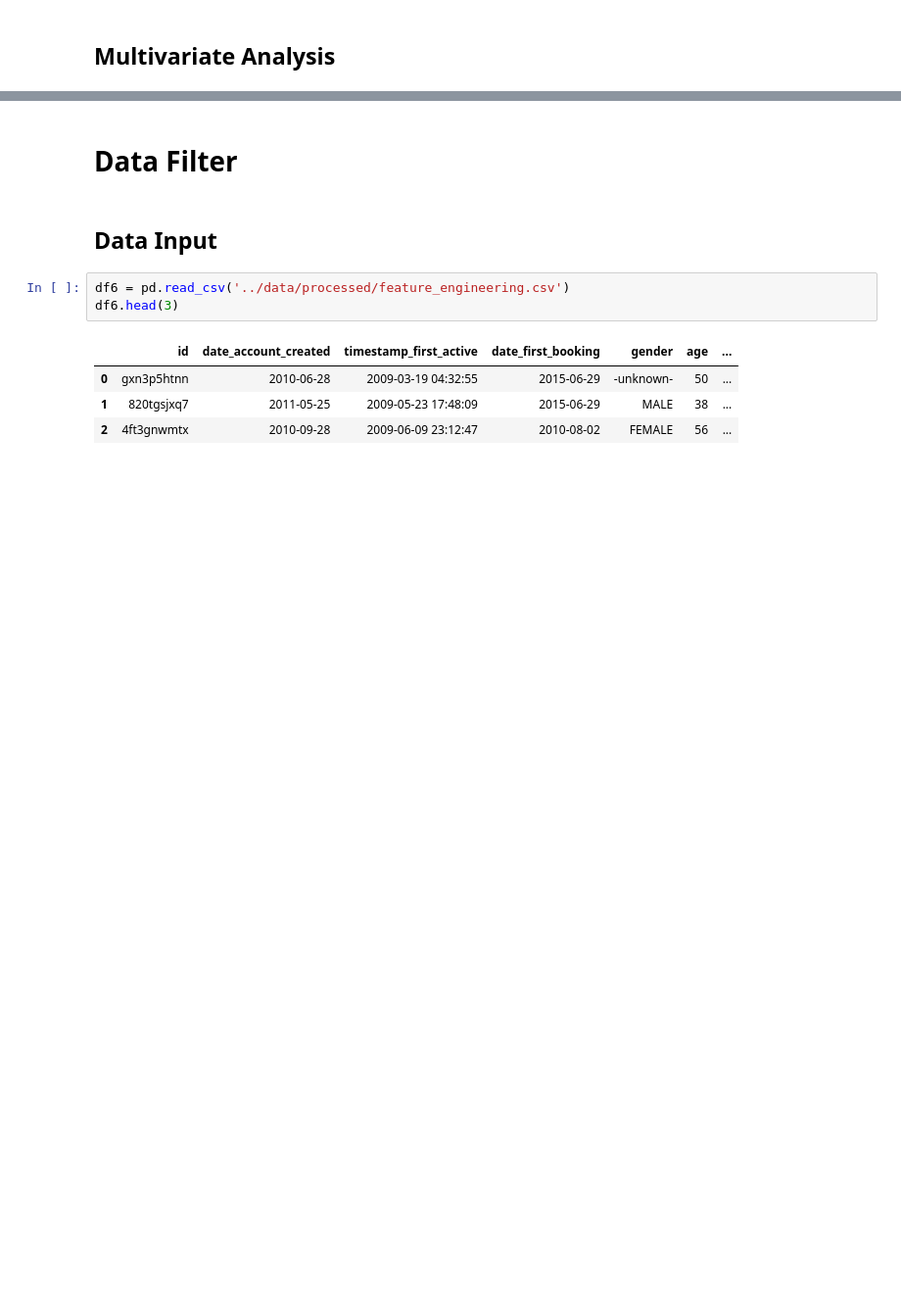
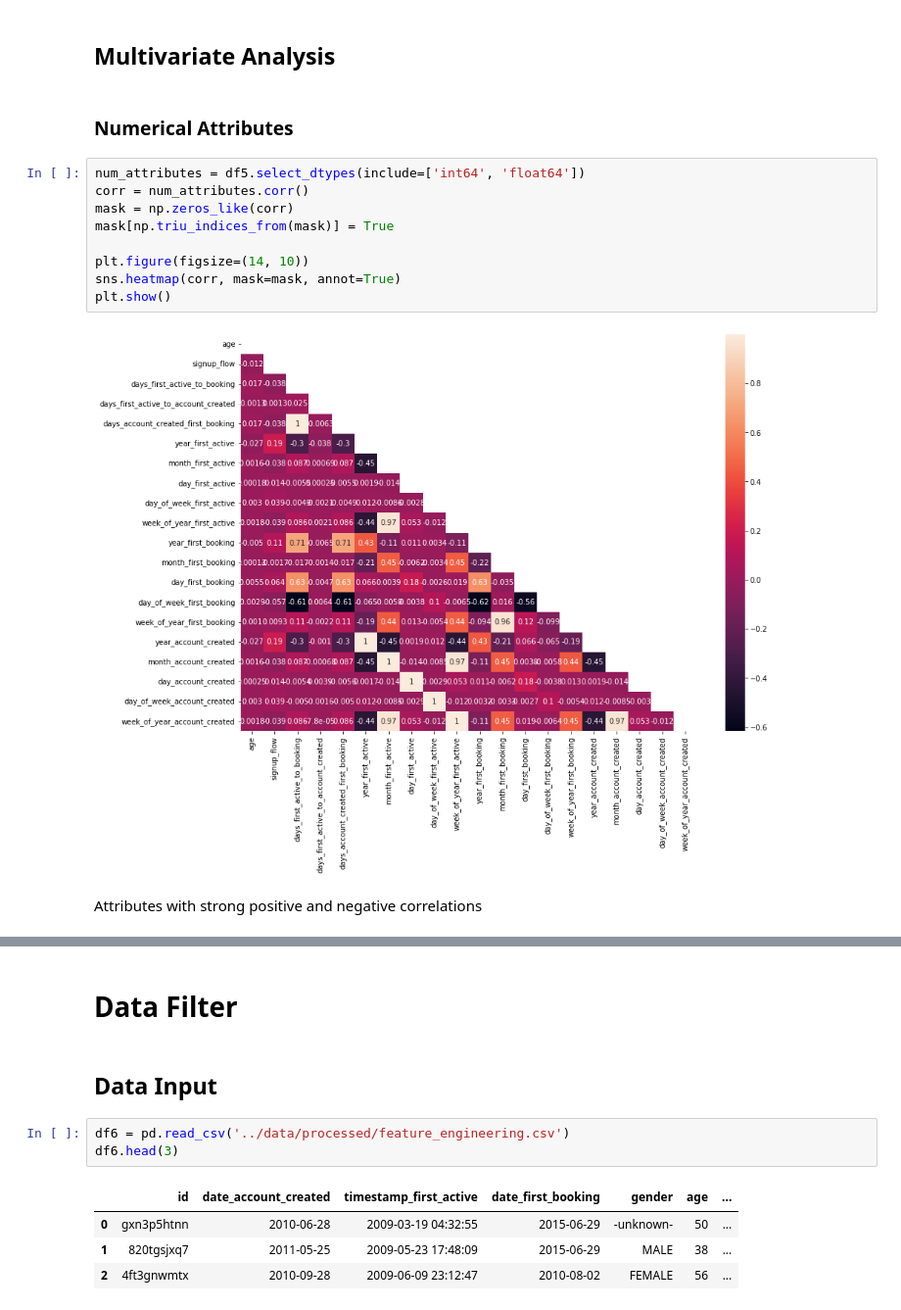
Before and after one commit to MarcosRMG/pa000_airbnb, a Jupyter notebook: notebooks/airbnb.ipynb, the cells around one changed output, grey strips where cells are left out. Shown: that part at 98% size. Cells and saved outputs as stored; diff of their text form; blank space fills up the shorter version.

```diff
--- a/notebooks/airbnb.ipynb
+++ b/notebooks/airbnb.ipynb
@@ -584,2 +672,17 @@ plt.show()
 # %% [markdown]
 ## Multivariate Analysis
+# %% [markdown]
+### Numerical Attributes
+# %%
+num_attributes = df5.select_dtypes(include=['int64', 'float64'])
+corr = num_attributes.corr()
+mask = np.zeros_like(corr)
+mask[np.triu_indices_from(mask)] = True
+
+plt.figure(figsize=(14, 10))
+sns.heatmap(corr, mask=mask, annot=True)
+plt.show()
+# %% [output]
+[figure, added]
+# %% [markdown]
+<font size=4.5>Attributes with strong positive and negative correlations</font>
```
Also changed, not shown: parts of 11 cells of this notebook.
